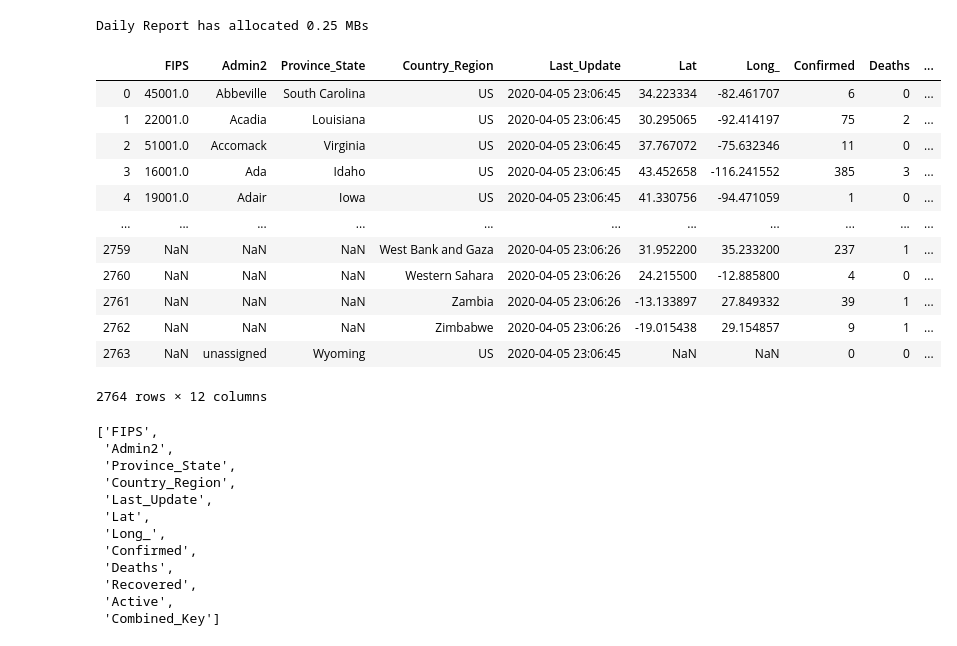
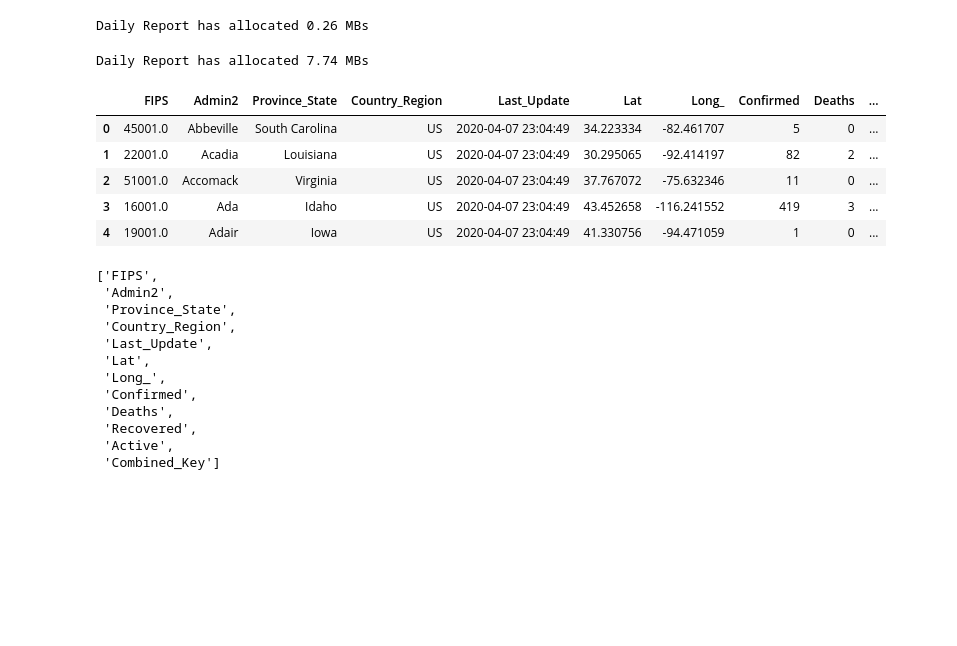
Before and after one commit to Wildertrek/COVID-19, a Jupyter notebook: Wrangling_JHU_COVID-19_Data.ipynb, the cells around one changed output. Saved outputs shown, nothing was run; the diff lists cells and outputs as text; code cells hidden in the pictures; blank space fills up the shorter version.

Commit message:
updated data

```diff
--- a/Wrangling_JHU_COVID-19_Data.ipynb
+++ b/Wrangling_JHU_COVID-19_Data.ipynb
@@ -57,5 +61,5 @@ Number of current Daily Reports:  76
 #result = glob.glob('*.{}'.format(extension))
 #print(result)
 # %%
-#daily_report = pd.read_csv('COVID-19/csse_covid_19_data/csse_covid_19_daily_reports/04-05-2020.csv')
-daily_report = pd.read_csv('COVID-19/csse_covid_19_data/csse_covid_19_daily_reports/04-05-2020.csv')
+#combined_daily_report = pd.read_csv('COVID-19/csse_covid_19_data/csse_covid_19_daily_reports/combined_csv.csv')
+daily_report = pd.read_csv('COVID-19/csse_covid_19_data/csse_covid_19_daily_reports/04-07-2020.csv')
@@ -64,23 +70,22 @@ daily_report = pd.read_csv('COVID-19/csse_covid_19_data/csse_covid_19_daily_repo
 daily_report_memory = daily_report.memory_usage().sum()/1024**2
 print("Daily Report has allocated %.2f MBs" %(daily_report_memory))
 # %% [output]
-Daily Report has allocated 0.25 MBs
+Daily Report has allocated 0.26 MBs
+# %%
+#get memory usage
+combined_daily_report_memory = combined_daily_report.memory_usage().sum()/1024**2
+print("Daily Report has allocated %.2f MBs" %(combined_daily_report_memory ))
+# %% [output]
+Daily Report has allocated 7.74 MBs
 # %%
-daily_report
+daily_report.head()
 # %% [output]
 |  | FIPS | Admin2 | Province_State | Country_Region | Last_Update | Lat | Long_ | Confirmed | Deaths | ... |
-| 0 | 45001.0 | Abbeville | South Carolina | US | 2020-04-05 23:06:45 | 34.223334 | -82.461707 | 6 | 0 | ... |
-| 1 | 22001.0 | Acadia | Louisiana | US | 2020-04-05 23:06:45 | 30.295065 | -92.414197 | 75 | 2 | ... |
-| 2 | 51001.0 | Accomack | Virginia | US | 2020-04-05 23:06:45 | 37.767072 | -75.632346 | 11 | 0 | ... |
-| 3 | 16001.0 | Ada | Idaho | US | 2020-04-05 23:06:45 | 43.452658 | -116.241552 | 385 | 3 | ... |
-| 4 | 19001.0 | Adair | Iowa | US | 2020-04-05 23:06:45 | 41.330756 | -94.471059 | 1 | 0 | ... |
-| ... | ... | ... | ... | ... | ... | ... | ... | ... | ... | ... |
-| 2759 | NaN | NaN | NaN | West Bank and Gaza | 2020-04-05 23:06:26 | 31.952200 | 35.233200 | 237 | 1 | ... |
-| 2760 | NaN | NaN | NaN | Western Sahara | 2020-04-05 23:06:26 | 24.215500 | -12.885800 | 4 | 0 | ... |
-| 2761 | NaN | NaN | NaN | Zambia | 2020-04-05 23:06:26 | -13.133897 | 27.849332 | 39 | 1 | ... |
-| 2762 | NaN | NaN | NaN | Zimbabwe | 2020-04-05 23:06:26 | -19.015438 | 29.154857 | 9 | 1 | ... |
-| 2763 | NaN | unassigned | Wyoming | US | 2020-04-05 23:06:45 | NaN | NaN | 0 | 0 | ... |
+| 0 | 45001.0 | Abbeville | South Carolina | US | 2020-04-07 23:04:49 | 34.223334 | -82.461707 | 5 | 0 | ... |
+| 1 | 22001.0 | Acadia | Louisiana | US | 2020-04-07 23:04:49 | 30.295065 | -92.414197 | 82 | 2 | ... |
+| 2 | 51001.0 | Accomack | Virginia | US | 2020-04-07 23:04:49 | 37.767072 | -75.632346 | 11 | 0 | ... |
+| 3 | 16001.0 | Ada | Idaho | US | 2020-04-07 23:04:49 | 43.452658 | -116.241552 | 419 | 3 | ... |
+| 4 | 19001.0 | Adair | Iowa | US | 2020-04-07 23:04:49 | 41.330756 | -94.471059 | 1 | 0 | ... |
-2764 rows × 12 columns
 # %%
 list(daily_report.columns)
 # %% [output]
```
Also changed, not shown: parts of 15 cells of this notebook, 1 other file.
